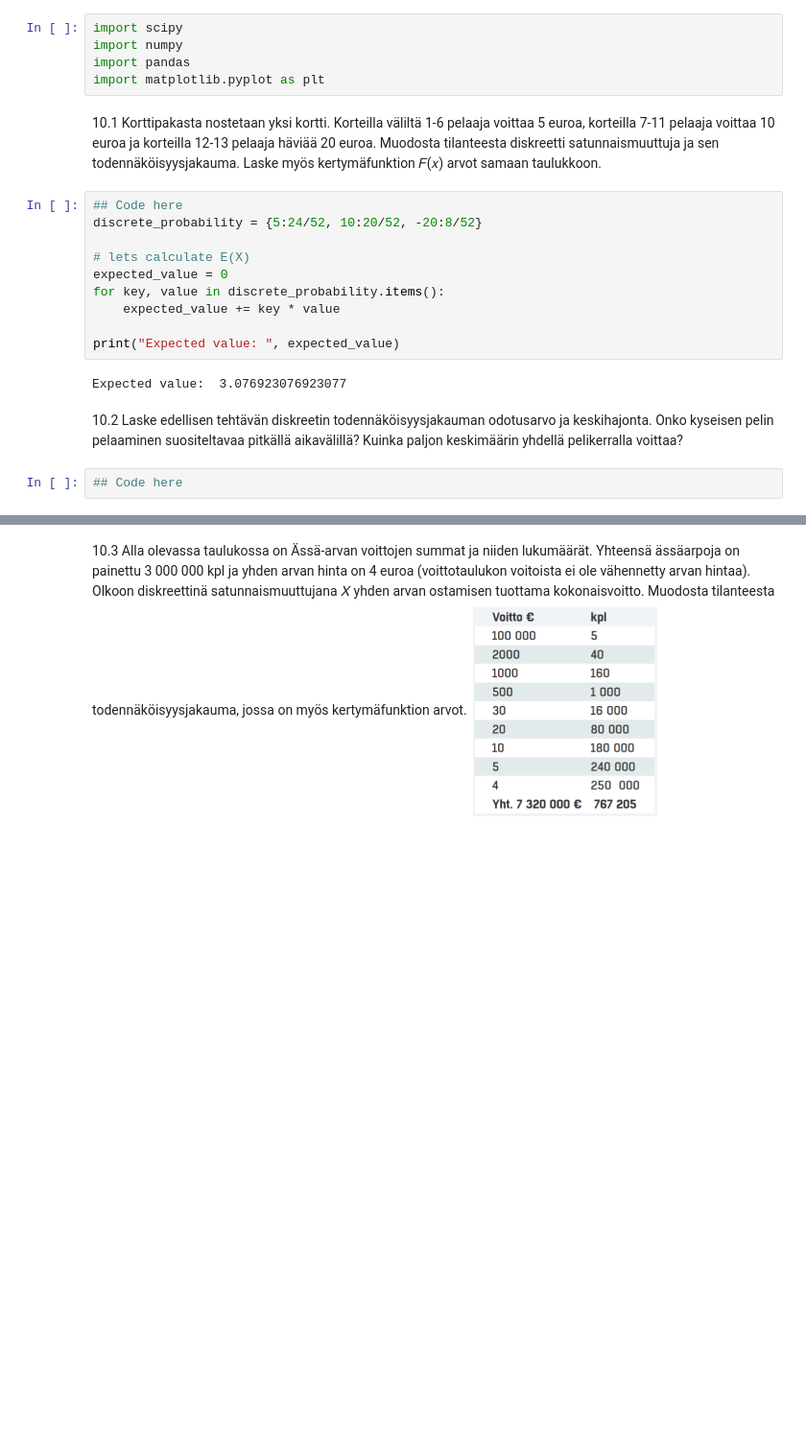
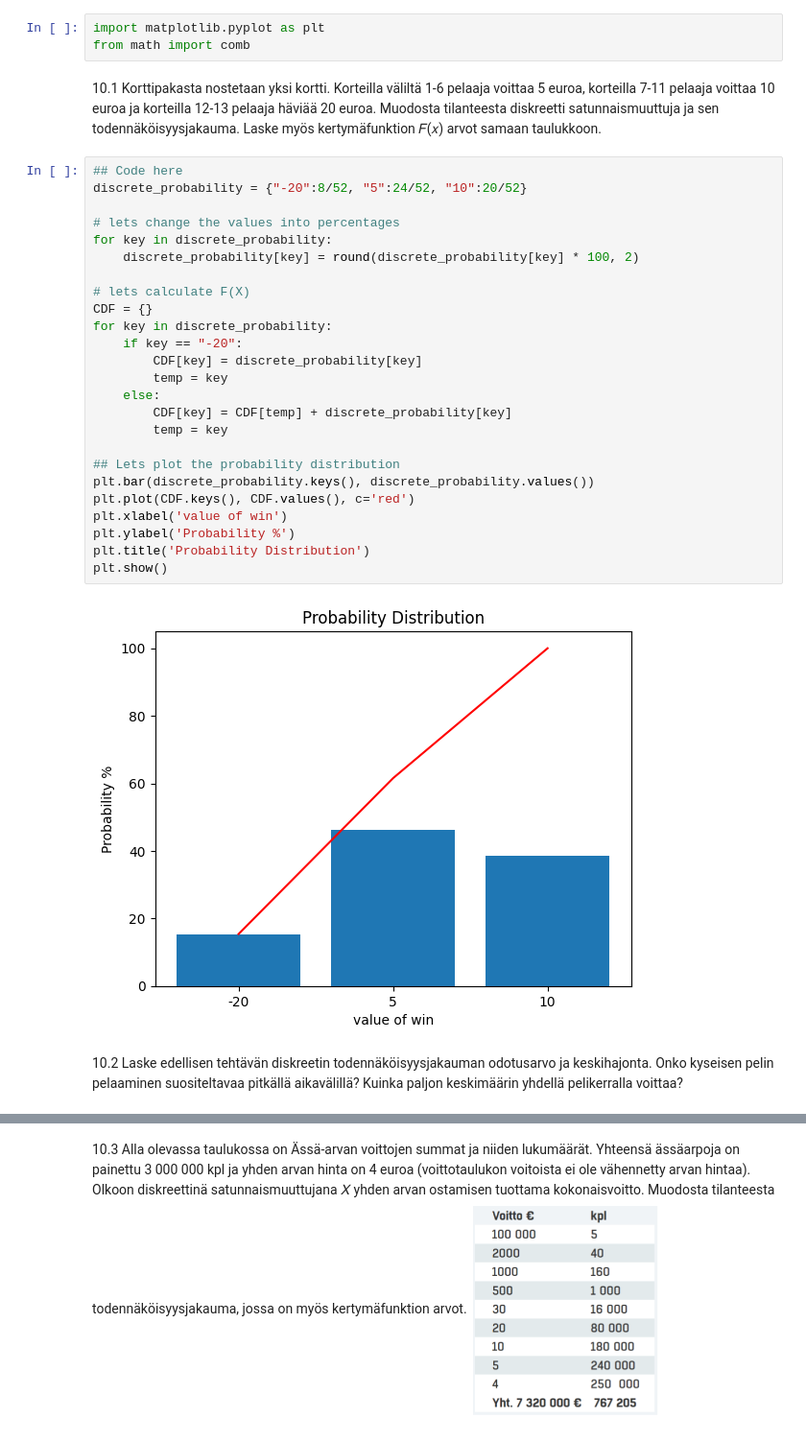
Before and after one commit to walterairs/statsandprobs, a Jupyter notebook: probability/lesson_ten.ipynb, the cells around one changed output, grey strips where cells are left out. Shown: that part at 96% size. Cells and saved outputs as stored; diff of their text form; blank space fills up the shorter version.

```diff
--- a/probability/lesson_ten.ipynb
+++ b/probability/lesson_ten.ipynb
@@ -1,23 +1,34 @@
 # %%
-import scipy
-import numpy
-import pandas
 import matplotlib.pyplot as plt
+from math import comb
 # %% [markdown]
 10.1 Korttipakasta nostetaan yksi kortti. Korteilla väliltä 1-6 pelaaja voittaa 5 euroa, korteilla 7-11 pelaaja voittaa 10 euroa ja korteilla 12-13 pelaaja häviää 20 euroa. Muodosta tilanteesta diskreetti satunnaismuuttuja ja sen todennäköisyysjakauma. Laske myös kertymäfunktion 𝐹(𝑥) arvot samaan taulukkoon.
-# %%
-## Code here
-discrete_probability = {5:24/52, 10:20/52, -20:8/52}
-
-# lets calculate E(X)
-expected_value = 0
-for key, value in discrete_probability.items():
-    expected_value += key * value
-
-print("Expected value: ", expected_value)
-# %% [output]
-Expected value:  3.076923076923077
+# %%
+## Code here
+discrete_probability = {"-20":8/52, "5":24/52, "10":20/52}
+
+# lets change the values into percentages
+for key in discrete_probability:
+    discrete_probability[key] = round(discrete_probability[key] * 100, 2)
+
+# lets calculate F(X)
+CDF = {}
+for key in discrete_probability:
+    if key == "-20":
+        CDF[key] = discrete_probability[key]
+        temp = key
+    else:
+        CDF[key] = CDF[temp] + discrete_probability[key]
+        temp = key
+
+## Lets plot the probability distribution
+plt.bar(discrete_probability.keys(), discrete_probability.values())
+plt.plot(CDF.keys(), CDF.values(), c='red')
+plt.xlabel('value of win')
+plt.ylabel('Probability %')
+plt.title('Probability Distribution')
+plt.show()
+# %% [output]
+[figure, added]
 # %% [markdown]
 10.2 Laske edellisen tehtävän diskreetin todennäköisyysjakauman odotusarvo ja keskihajonta. Onko kyseisen pelin pelaaminen suositeltavaa pitkällä aikavälillä? Kuinka paljon keskimäärin yhdellä pelikerralla voittaa?
-# %%
-## Code here
```
Also changed, not shown: parts of 9 cells of this notebook.
